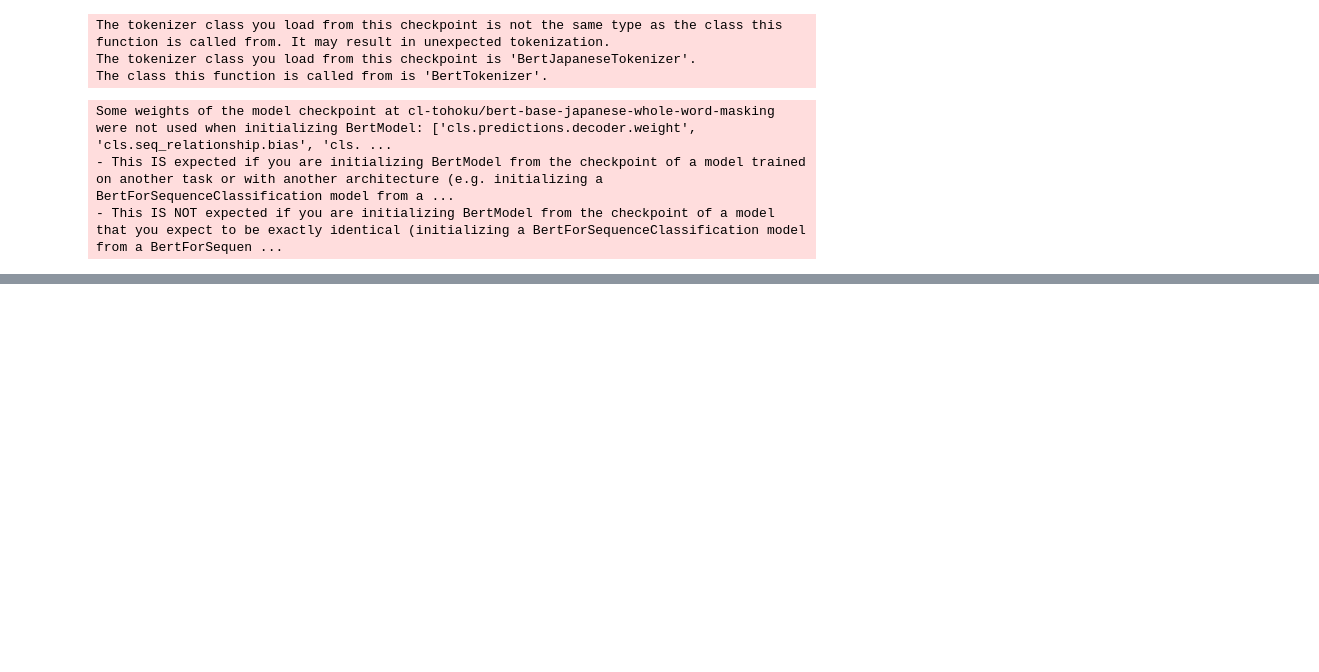
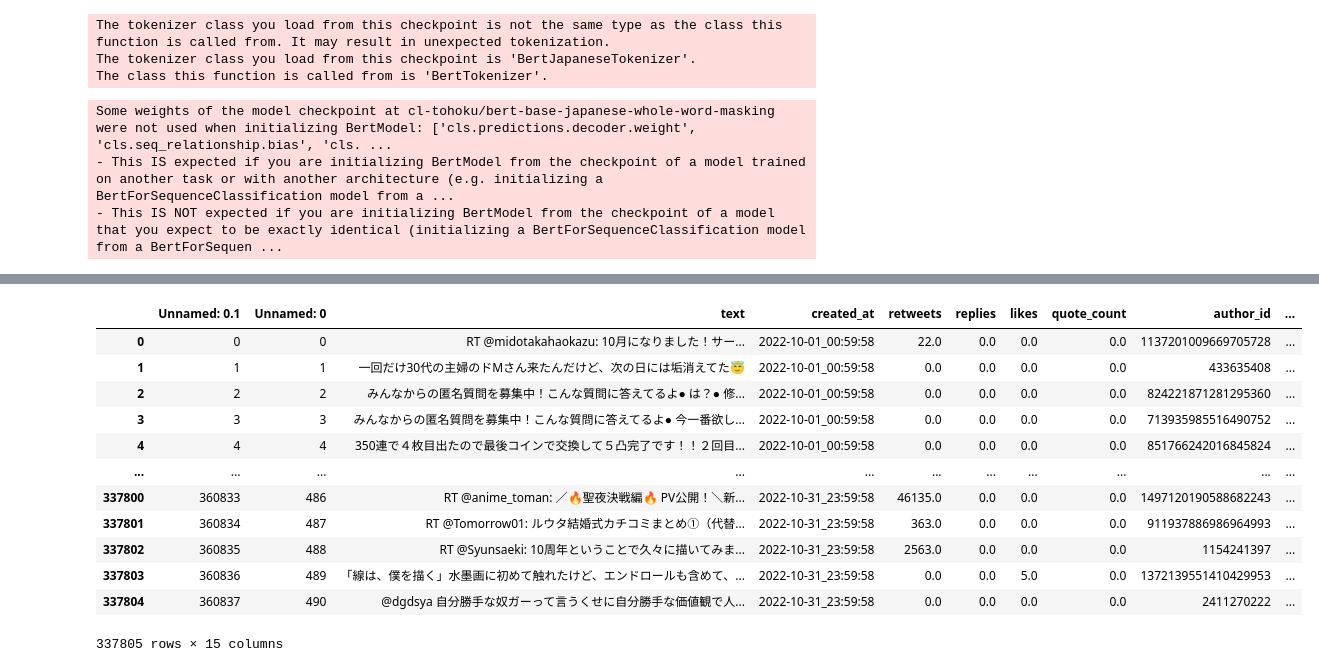
Before and after one commit to sy-zvjkqv/persons_move_analysis, a Jupyter notebook: notebooks/noGeo/model_adaption.ipynb, the cells around one changed output, grey strips where cells are left out. Cells and saved outputs as stored; diff of their text form; code cells hidden in the pictures; blank space fills up the shorter version.

```diff
--- a/notebooks/noGeo/model_adaption.ipynb
+++ b/notebooks/noGeo/model_adaption.ipynb
@@ -399,0 +417,20 @@ df_one_month.to_csv('/home/is/shuntaro-o/dev/persons_move_analysis/data/202210no
+# %%
+df_Tokyo = df_one_month[df_one_month["code_estimation"]==5339]
+# %%
+df_Tokyo = df_Tokyo.reset_index(drop=True)
+# %%
+df_Tokyo
+# %% [output]
+|  | Unnamed: 0.1 | Unnamed: 0 | text | created_at | retweets | replies | likes | quote_count | author_id | ... |
+| 0 | 0 | 0 | RT @midotakahaokazu: 10月になりました！サー... | 2022-10-01_00:59:58 | 22.0 | 0.0 | 0.0 | 0.0 | 1137201009669705728 | ... |
+| 1 | 1 | 1 | 一回だけ30代の主婦のドMさん来たんだけど、次の日には垢消えてた😇 | 2022-10-01_00:59:58 | 0.0 | 0.0 | 0.0 | 0.0 | 433635408 | ... |
+| 2 | 2 | 2 | みんなからの匿名質問を募集中！こんな質問に答えてるよ● は？● 修... | 2022-10-01_00:59:58 | 0.0 | 0.0 | 0.0 | 0.0 | 824221871281295360 | ... |
+| 3 | 3 | 3 | みんなからの匿名質問を募集中！こんな質問に答えてるよ● 今一番欲し... | 2022-10-01_00:59:58 | 0.0 | 0.0 | 0.0 | 0.0 | 713935985516490752 | ... |
+| 4 | 4 | 4 | 350連で４枚目出たので最後コインで交換して５凸完了です！！２回目... | 2022-10-01_00:59:58 | 0.0 | 0.0 | 0.0 | 0.0 | 851766242016845824 | ... |
+| ... | ... | ... | ... | ... | ... | ... | ... | ... | ... | ... |
+| 337800 | 360833 | 486 | RT @anime_toman: ／🔥聖夜決戦編🔥 PV公開！＼新... | 2022-10-31_23:59:58 | 46135.0 | 0.0 | 0.0 | 0.0 | 1497120190588682243 | ... |
+| 337801 | 360834 | 487 | RT @Tomorrow01: ルウタ結婚式カチコミまとめ①（代替... | 2022-10-31_23:59:58 | 363.0 | 0.0 | 0.0 | 0.0 | 911937886986964993 | ... |
+| 337802 | 360835 | 488 | RT @Syunsaeki: 10周年ということで久々に描いてみま... | 2022-10-31_23:59:58 | 2563.0 | 0.0 | 0.0 | 0.0 | 1154241397 | ... |
+| 337803 | 360836 | 489 | 「線は、僕を描く」水墨画に初めて触れたけど、エンドロールも含めて、... | 2022-10-31_23:59:58 | 0.0 | 0.0 | 5.0 | 0.0 | 1372139551410429953 | ... |
+| 337804 | 360837 | 490 | @dgdsya 自分勝手な奴ガーって言うくせに自分勝手な価値観で人... | 2022-10-31_23:59:58 | 0.0 | 0.0 | 0.0 | 0.0 | 2411270222 | ... |
+337805 rows × 15 columns
```
Also changed, not shown: parts of 10 cells of this notebook, 8 other files.
